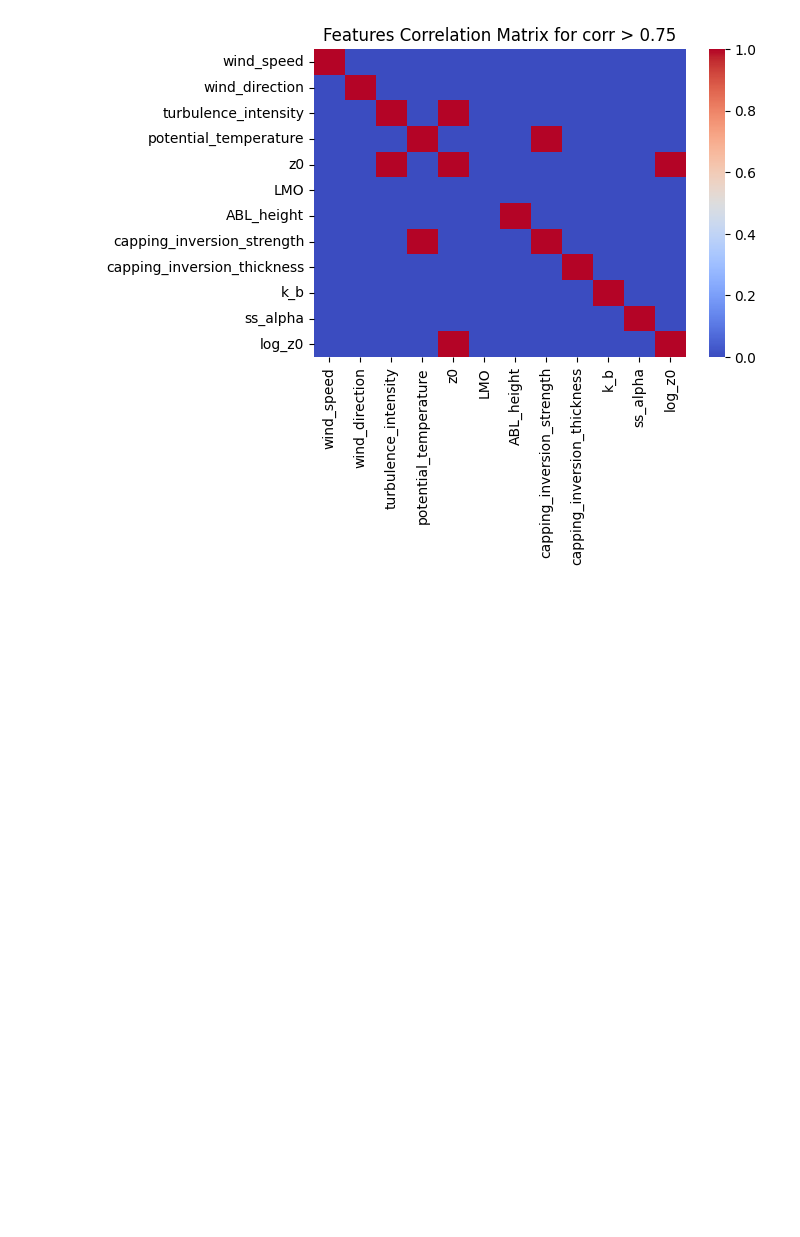
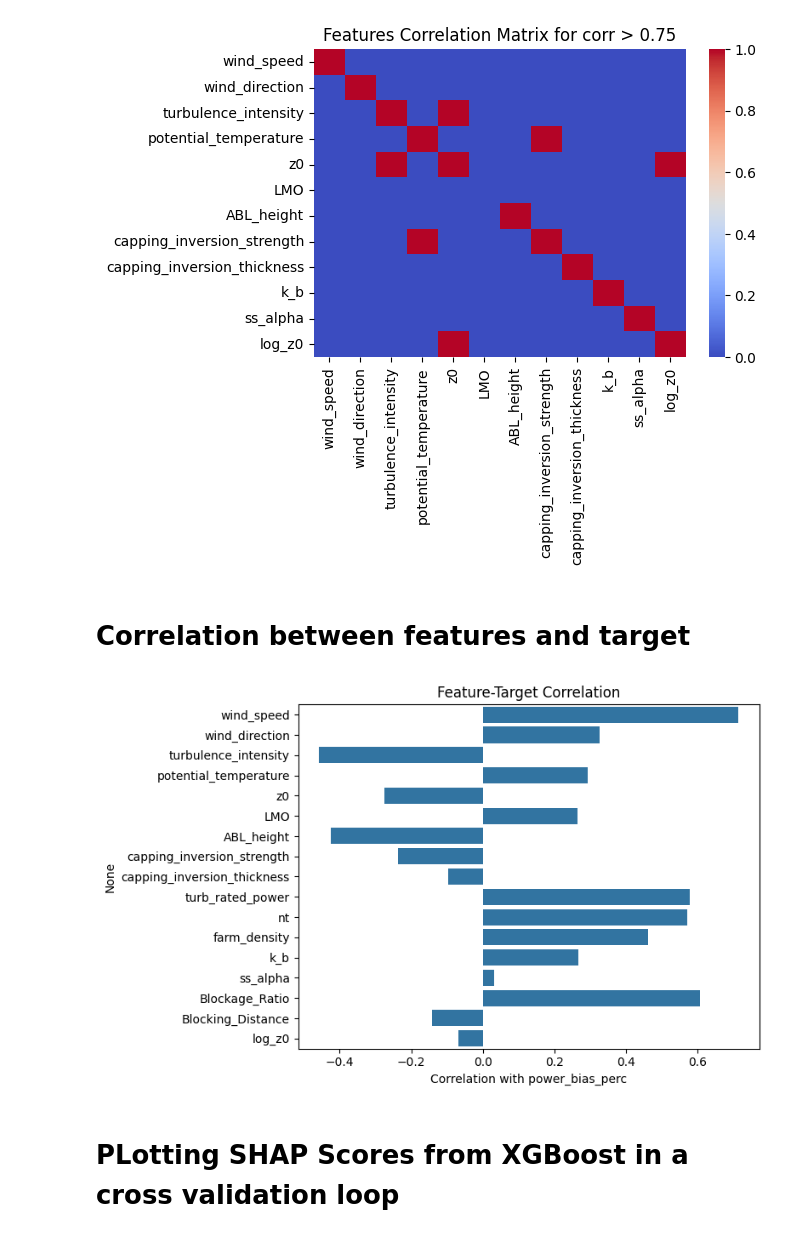
Before and after one commit to EUFLOW/WIFA_UQ, a Jupyter notebook: model_error_database/database_EDA.ipynb, the cells around one changed output. Drawn from its saved outputs; the diff is of its cells as text; code cells hidden in the pictures; blank space fills up the shorter version.

```diff
--- a/model_error_database/database_EDA.ipynb
+++ b/model_error_database/database_EDA.ipynb
@@ -136,3 +131,21 @@ plt.title(f'Features Correlation Matrix for corr > {thresh}')
 plt.show()
 # %% [output]
 [figure]
+# %% [markdown]
+# Correlation between features and target
+# %%
+# Compute correlation between each feature and the target
+feature_target_corr = features.corrwith(target)
+feature_target_corr.sort_values(ascending=False)
+
+
+plt.figure(figsize=(8,5))
+sns.barplot(x=feature_target_corr.values, y=feature_target_corr.index, orient='h')
+plt.xlabel('Correlation with power_bias_perc')
+plt.title('Feature-Target Correlation')
+plt.tight_layout()
+plt.show()
+# %% [output]
+[figure, added]
+# %% [markdown]
+# PLotting SHAP Scores from XGBoost in a cross validation loop
```
Also changed, not shown: parts of 11 cells of this notebook, 18 other files.
